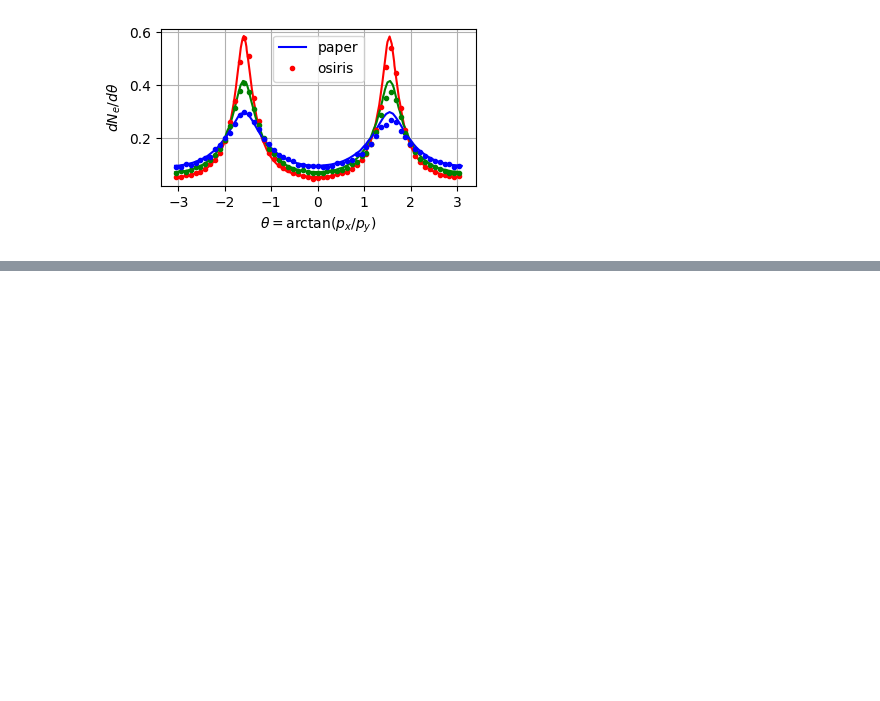
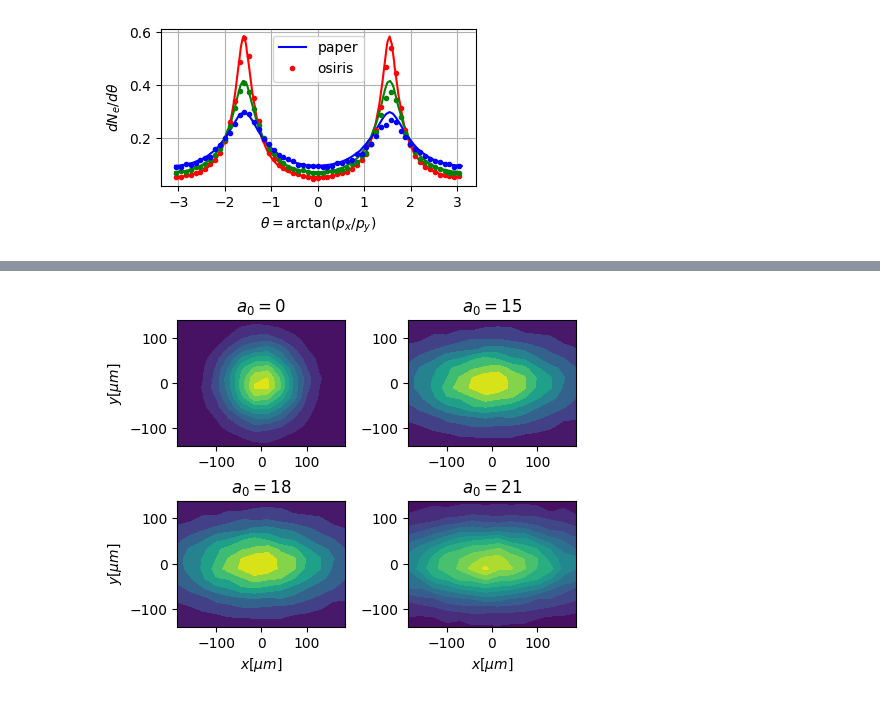
Before and after one commit to RePlasma/2007.02841, a Jupyter notebook: 2007.02841.ipynb, the cells around one changed output, grey strips where cells are left out. Saved outputs shown, nothing was run; the diff lists cells and outputs as text; code cells hidden in the pictures; blank space fills up the shorter version.

Commit message:
add figure 3

```diff
--- a/2007.02841.ipynb
+++ b/2007.02841.ipynb
@@ -349,0 +356,96 @@ plt.show()
+# %%
+d = 0.1 #[m]
+nlevels = 10
+
+nbins = 15
+xedges = np.linspace(-200,+200,nbins)
+yedges = np.linspace(-150,+150,nbins)
+
+fig, axes = plt.subplots(nrows=2, ncols=2, figsize=(5,4))
+
+files = glob.glob('simulations/PWa15/MS/RAW/electrons/*.h5')
+files.sort()
+filef = h5py.File(files[0], 'r')
+p1dist = np.array(filef['p1'])
+p2dist = np.array(filef['p2'])
+p3dist = np.array(filef['p3'])
+qdist = np.array(filef['q'])*-1
+xp = d * np.arctan(p2dist/p1dist) *1e6 #[\mu m]
+yp = d * np.arctan(p3dist/p1dist) *1e6 #[\mu m]
+H, xedges, yedges = np.histogram2d(xp, yp, bins=(xedges, yedges))
+H = H.T
+axes[0,0].contourf(H, levels=nlevels, origin='lower', extent=[xedges[0], xedges[-1], yedges[0], yedges[-1]])
+
+files = glob.glob('simulations/PWa18/MS/RAW/electrons/*.h5')
+files.sort()
+filef = h5py.File(files[-1], 'r')
+p1dist = np.array(filef['p1'])
+p2dist = np.array(filef['p2'])
+p3dist = np.array(filef['p3'])
+qdist = np.array(filef['q'])*-1
+xp = d * np.arctan(p2dist/p1dist) *1e6 #[\mu m]
+yp = d * np.arctan(p3dist/p1dist) *1e6 #[\mu m]
+H, xedges, yedges = np.histogram2d(xp, yp, bins=(xedges, yedges))
+H = H.T
+axes[0,1].contourf(H, levels=nlevels, origin='lower', extent=[xedges[0], xedges[-1], yedges[0], yedges[-1]])
+
+files = glob.glob('simulations/PWa18/MS/RAW/electrons/*.h5')
+files.sort()
+filef = h5py.File(files[-1], 'r')
+p1dist = np.array(filef['p1'])
+p2dist = np.array(filef['p2'])
+p3dist = np.array(filef['p3'])
+qdist = np.array(filef['q'])*-1
+xp = d * np.arctan(p2dist/p1dist) *1e6 #[\mu m]
+yp = d * np.arctan(p3dist/p1dist) *1e6 #[\mu m]
+H, xedges, yedges = np.histogram2d(xp, yp, bins=(xedges, yedges))
+H = H.T
+axes[1,0].contourf(H, levels=nlevels, origin='lower', extent=[xedges[0], xedges[-1], yedges[0], yedges[-1]])
+
+files = glob.glob('simulations/PWa21/MS/RAW/electrons/*.h5')
+files.sort()
+filef = h5py.File(files[-1], 'r')
+p1dist = np.array(filef['p1'])
+p2dist = np.array(filef['p2'])
+p3dist = np.array(filef['p3'])
+qdist = np.array(filef['q'])*-1
+xp = d * np.arctan(p2dist/p1dist) *1e6 #[\mu m]
+yp = d * np.arctan(p3dist/p1dist) *1e6 #[\mu m]
+H, xedges, yedges = np.histogram2d(xp, yp, bins=(xedges, yedges))
+H = H.T
+axes[1,1].contourf(H, levels=nlevels, origin='lower', extent=[xedges[0], xedges[-1], yedges[0], yedges[-1]])
+
+
+aspratio = 3/4
+xmin, xmax = axes[0,0].get_xlim()
+ymin, ymax = axes[0,0].get_ylim()
+axesratio = (ymax-ymin)/(xmax-xmin)
+axes[0,0].set_aspect(aspect=aspratio/axesratio)
+xmin, xmax = axes[0,1].get_xlim()
+ymin, ymax = axes[0,1].get_ylim()
+axesratio = (ymax-ymin)/(xmax-xmin)
+axes[0,1].set_aspect(aspect=aspratio/axesratio)
+xmin, xmax = axes[1,0].get_xlim()
+ymin, ymax = axes[1,0].get_ylim()
+axesratio = (ymax-ymin)/(xmax-xmin)
+axes[1,0].set_aspect(aspect=aspratio/axesratio)
+xmin, xmax = axes[1,1].get_xlim()
+ymin, ymax = axes[1,1].get_ylim()
+axesratio = (ymax-ymin)/(xmax-xmin)
+axes[1,1].set_aspect(aspect=aspratio/axesratio)
+
+axes[1,0].set_xlabel(r'$x[\mu m]$')
+axes[1,1].set_xlabel(r'$x[\mu m]$')
+axes[0,0].set_ylabel(r'$y[\mu m]$')
+axes[1,0].set_ylabel(r'$y[\mu m]$')
+
+axes[0,0].set_title(r'$a_0=0$')
+axes[0,1].set_title(r'$a_0=15$')
+axes[1,0].set_title(r'$a_0=18$')
+axes[1,1].set_title(r'$a_0=21$')
+
+plt.tight_layout()
+plt.savefig('fig3.pdf', transparent=True)
+plt.show()
+# %% [output]
+[figure, added]
```
Also changed, not shown: parts of 1 cell of this notebook.
